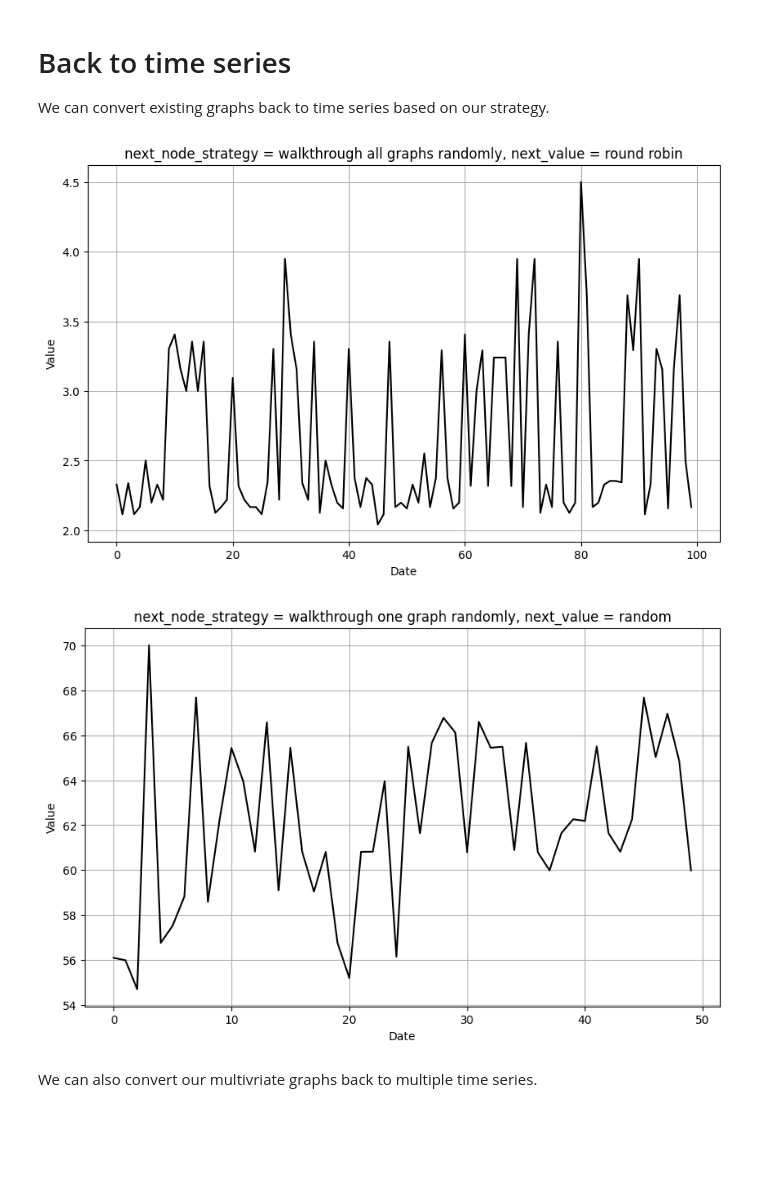
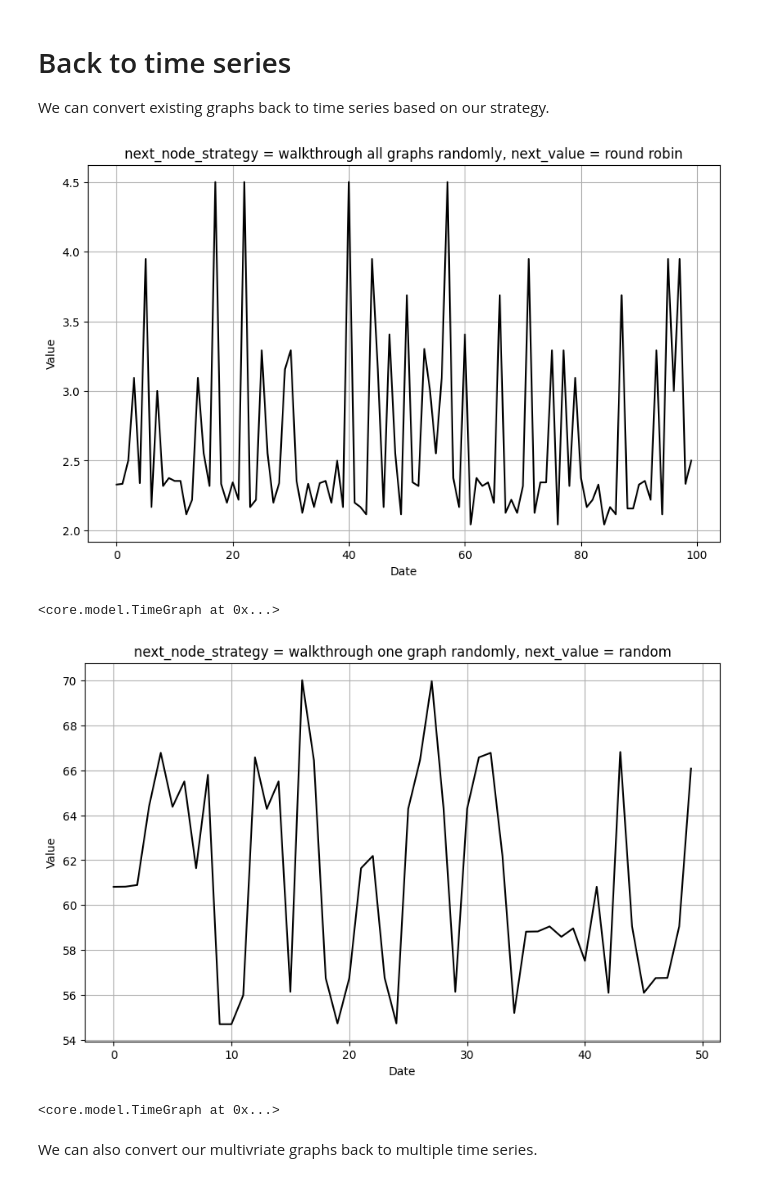
Before and after one commit to zangrcar/ts2g2, a Jupyter notebook: docs/tutorial.ipynb, the cells around one changed output. Saved outputs shown, nothing was run; the diff lists cells and outputs as text; code cells hidden in the pictures; blank space fills up the shorter version.

```diff
--- a/docs/tutorial.ipynb
+++ b/docs/tutorial.ipynb
@@ -27,9 +27,8 @@ apple_path = os.path.join(os.getcwd(), "tutorial_data", "APPLE.csv")
 # Converting time series to graph
 Here are two examples of conversion of data from time serie to graph. Second one is inpeated using sliding window mechanism. That means its nodes are smaller graphs inpeated based on a segments of data (length = 5).
 # %%
-test = model.TimeseriesPreprocessingComposite(inp.CsvStock(amazon_path, "Close").from_csv())\
-    .add_strategy(model.TimeseriesPreprocessingSegmentation(60, 90))\
-    .process()\
+sample_1 = model.Timeseries(inp.CsvStock(amazon_path, "Close").from_csv())\
+    .with_preprocessing(model.TimeseriesPreprocessingSegmentation(60, 90))\
     .to_graph(tgs.BuildTimeseriesToGraphNaturalVisibilityStrategy().with_limit(1).get_strategy())\
     .add_edge(0,2)\
     .add_edge(13, 21, weight = 17)\
@@ -92,23 +91,23 @@ j = model.TimeseriesPreprocessingComposite(inp.CsvStock(apple_path, "Close").fro
 # Back to time series
 We can convert existing graphs back to time series based on our strategy.
 # %%
-model.GraphToTS(test)\
-    .next_node_strategy(tts.StrategySelectNectNodeRandomlyAcrossGraphs())\
-    .next_value_strategy(tts.StrategyNextValueInNodeRoundRobin().skip_every_x_steps(1))\
-    .ts_length(100)\
-    .to_multiple_time_sequences()\
-    .draw()
+sample_1.to_sequence(model.ToSequenceVisitor()\
+        .next_node_strategy(tts.StrategySelectNextNodeRandomlyAcrossGraphs())\
+        .next_value_strategy(tts.StrategyNextValueInNodeRoundRobin().skip_every_x_steps(1))\
+        .ts_length(100))\
+    .draw_sequence()
 # %% [output]
-[figure, old version]
+[figure, new version]
+<core.model.TimeGraph at 0x...>
 # %%
-model.GraphSlidWin(x)\
+sample_2.to_sequence(model.ToSequenceVisitorSlidingWindow()\
     .next_node_strategy(tts.StrategySelectNextNodeRandomlyFromFirstGraph())\
     .next_value_strategy(tts.StrategyNextValueInNodeRandomForSlidingWindow().skip_every_x_steps(1))\
-    .ts_length(50)\
-    .to_time_sequence()\
-    .draw()
+    .ts_length(50))\
+    .draw_sequence()
 # %% [output]
-[figure, old version]
+[figure, new version]
+<core.model.TimeGraph at 0x...>
 # %% [markdown]
 We can also convert our multivriate graphs back to multiple time series.
 # %%
```
Also changed, not shown: parts of 6 cells of this notebook, 7 other files.
